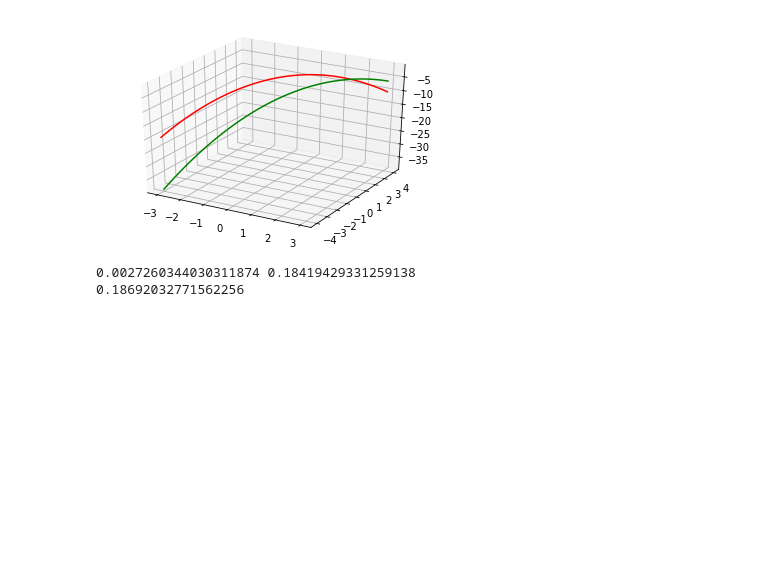
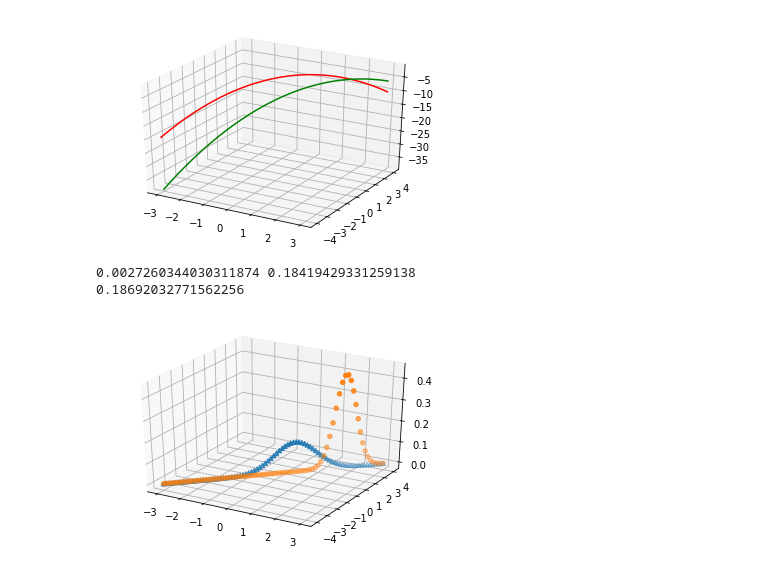
Before and after one commit to eegrigor/Pattern_Recognition_Assignment1, a Jupyter notebook: Grigorakis_9694_Kaimakamidis_9627_Assignment1.ipynb, the cells around one changed output. Cells and saved outputs as stored; diff of their text form; code cells hidden in the pictures; blank space fills up the shorter version.

```diff
--- a/Grigorakis_9694_Kaimakamidis_9627_Assignment1.ipynb
+++ b/Grigorakis_9694_Kaimakamidis_9627_Assignment1.ipynb
@@ -105,3 +105,27 @@ print(error1+error2)
 # %% [output]
 0.0027260344030311874 0.18419429331259138
 0.18692032771562256
+# %%
+
+Sigma1 = Sigma
+Sigma2 = np.array([[0.375, 0],
+                    [0, 0.2]])
+
+points = 80
+
+p1 = np.zeros(points)
+p2 = np.zeros(points)
+
+for i in range(points):
+    p1[i] = np.exp(-np.matmul(np.matmul(np.transpose(x12[i] - mean1),np.linalg.inv(Sigma1)),(x12[i] - mean1))/2) / (2 * np.pi * np.sqrt(np.linalg.det(Sigma1)))
+    p2[i] = np.exp(-np.matmul(np.matmul(np.transpose(x12[i] - mean2),np.linalg.inv(Sigma2)),(x12[i] - mean2))/2) / (2 * np.pi * np.sqrt(np.linalg.det(Sigma2)))
+
+fig = plt.figure()
+
+axes = plt.axes(projection ='3d')
+axes.scatter(x1, x2, p1, marker = '^')
+axes.scatter(x1, x2, p2, marker = 'o')
+
+plt.show()
+# %% [output]
+[figure, added]
```
Also changed, not shown: parts of 4 cells of this notebook.
